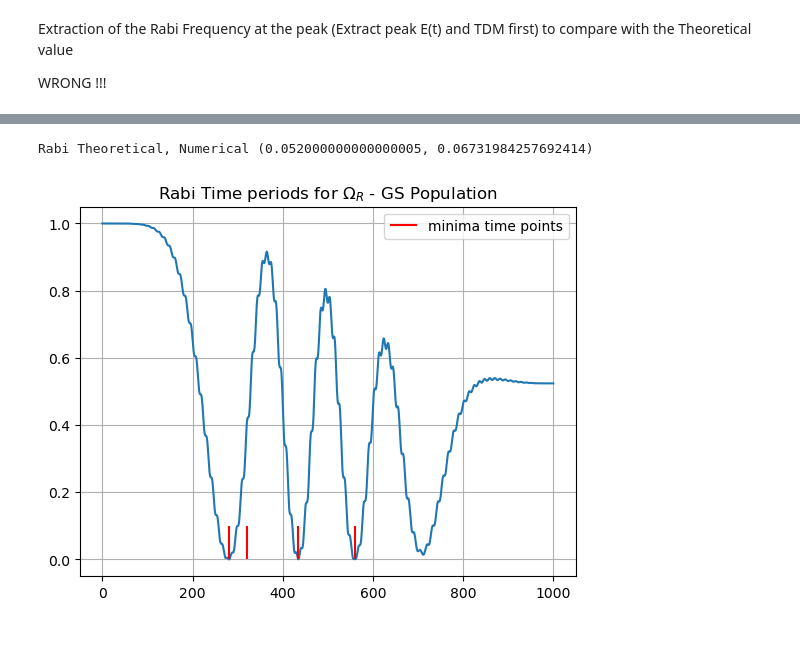
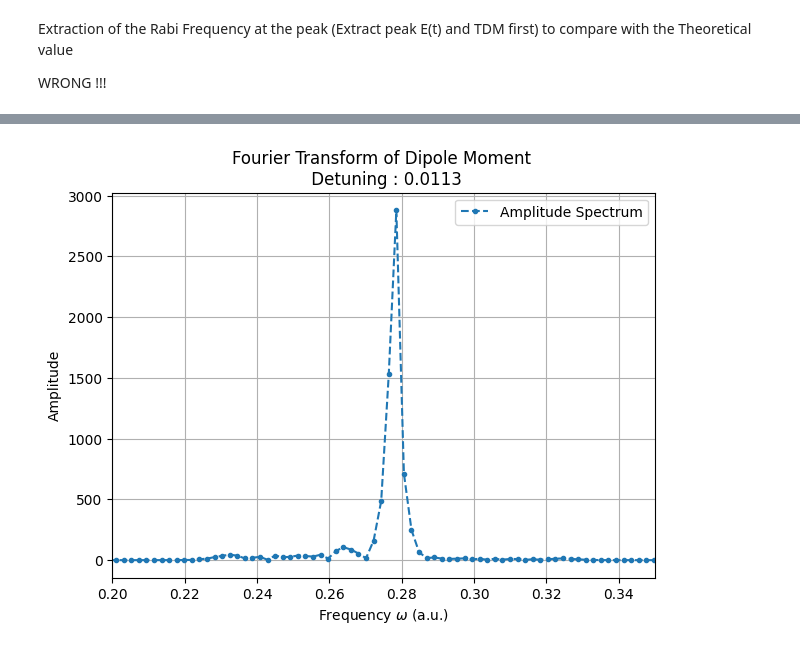
Before and after one commit to SoumyajeetMazumdar/CQMPP, a Jupyter notebook: EXAM/2_coupling_with_E_field.ipynb, the cells around one changed output, grey strips where cells are left out. Saved outputs shown, nothing was run; the diff lists cells and outputs as text; code cells hidden in the pictures.

```diff
--- a/EXAM/2_coupling_with_E_field.ipynb
+++ b/EXAM/2_coupling_with_E_field.ipynb
@@ -237,25 +239,58 @@ TypeError: slice indices must be integers or None or have an __index__ method
 # %%
-# Careful, rerun properly. VARIABLES FROM ABOVE reused and overwritten
-t1 = np.argmin(populations0[400:800]) + 400
-t2 = np.argmin(populations0[800:1000]) + 800
-t3 = np.argmin(populations0[1000:1200]) + 1000
-t4 =  np.argmin(populations0[1200: 1600]) + 1200
+# # Careful, rerun properly. VARIABLES FROM ABOVE reused and overwritten
+# t1 = np.argmin(populations0[400:800]) + 400
+# t2 = np.argmin(populations0[800:1000]) + 800
+# t3 = np.argmin(populations0[1000:1200]) + 1000
+# t4 =  np.argmin(populations0[1200: 1600]) + 1200
 
-plt.plot(t_vec, populations0)
-plt.vlines(x = [t1 * delta_t, t2 * delta_t, t3* delta_t, t4 * delta_t], ymin=0, ymax=0.1, color='r', label="minima time points")
-plt.grid()
-plt.legend()
-plt.title("Rabi Time periods for $\Omega_R$ - GS Population")
+# plt.plot(t_vec, populations0)
+# plt.vlines(x = [t1 * delta_t, t2 * delta_t, t3* delta_t, t4 * delta_t], ymin=0, ymax=0.1, color='r', label="minima time points")
+# plt.grid()
+# plt.legend()
+# plt.title("Rabi Time periods for $\Omega_R$ - GS Population")
 
 
-t12 = delta_t * (t2 - t1)
-t23 = delta_t * (t3 - t2)
-t34 = delta_t * (t4 - t3)
+# t12 = delta_t * (t2 - t1)
+# t23 = delta_t * (t3 - t2)
+# t34 = delta_t * (t4 - t3)
 
-T_rabi = (t12 + t23 + t34 )/3
+# T_rabi = (t12 + t23 + t34 )/3
 
-Rabi_frequency_numerical = 2*np.pi / T_rabi
-print("Rabi Theoretical, Numerical", (Rabi_frequency_theoretical, Rabi_frequency_numerical))
+# Rabi_frequency_numerical = 2*np.pi / T_rabi
+# print("Rabi Theoretical, Numerical", (Rabi_frequency_theoretical, Rabi_frequency_numerical))
-# %% [output]
-Rabi Theoretical, Numerical (0.052000000000000005, 0.06731984257692414)
-[figure, removed]
+# %%
+# Fourier transforming the dipole moment
+import numpy as np
+
+import matplotlib.pyplot as plt
+
+# 1. Number of time bins, higher means sharper frequency steps
+N = len(dipole_moment)
+
+# 2. Compute the FFT
+dipole_moment_fft = np.fft.fft(dipole_moment)
+
+# 3. Compute the frequency axis (in atomic units)
+freq = np.fft.fftfreq(N, d=delta_t)
+
+# 4. Compute amplitude spectrum (magnitude of the FFT)
+amplitude_spectrum = np.abs(dipole_moment_fft)
+
+# 5. (Optional) Shift the zero-frequency component to the center for plotting, frequency converted into angular frequency here
+freq_shifted = np.fft.fftshift(freq) * 2*np.pi
+amplitude_shifted = np.fft.fftshift(amplitude_spectrum)
+
+# 6. Plot the result
+# Stem plot
+plt.figure(figsize=(7,5))
+plt.plot(freq_shifted, amplitude_shifted, ".--" , label='Amplitude Spectrum')
+plt.xlim(0.20 , 0.35 )
+plt.xlabel('Frequency $\omega$ (a.u.)')
+plt.ylabel('Amplitude')
+plt.title(f'Fourier Transform of Dipole Moment \n Detuning : {detuning}')
+plt.legend()
+plt.grid(True)
+plt.show()
+plt.close()
+# %% [output]
+[figure, added]
```
Also changed, not shown: parts of 6 cells of this notebook.
